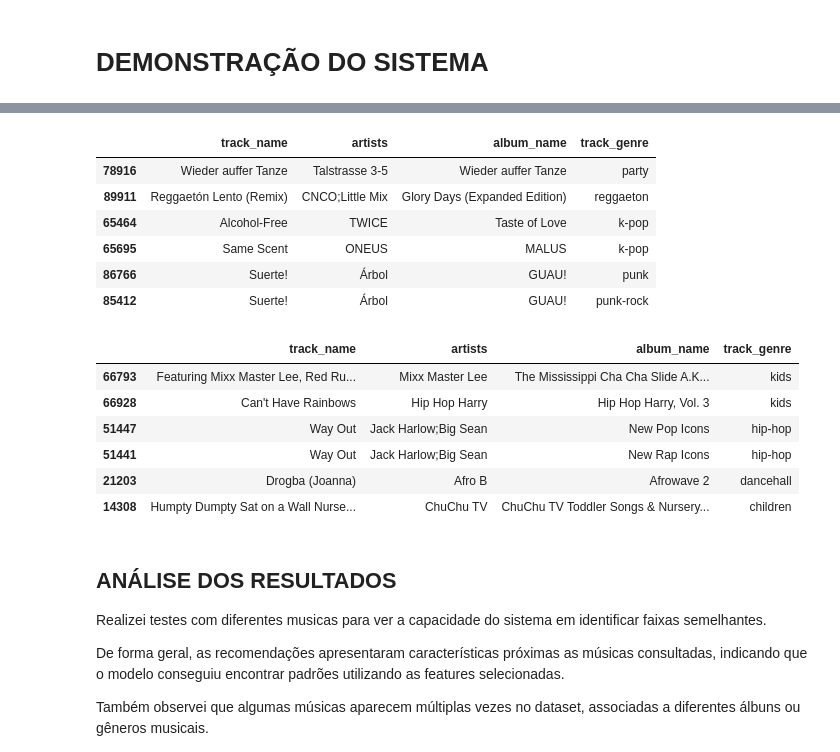
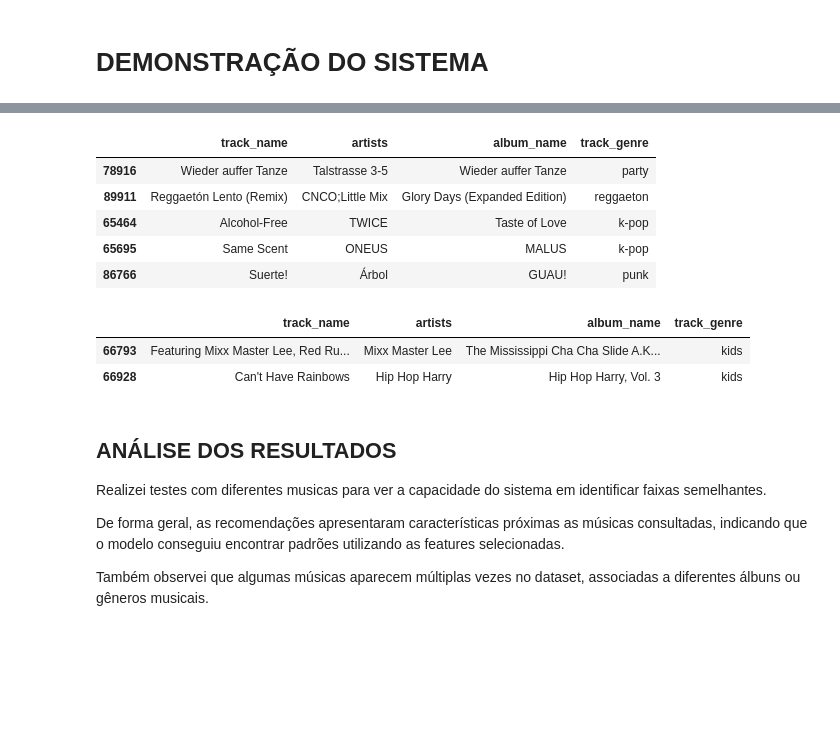
Before and after one commit to FelipeGhensevPeres/Spotify-Recommendation-System, a Jupyter notebook: notebooks/02_recommendation_model.ipynb, the cells around one changed output, grey strips where cells are left out. Drawn from its saved outputs; the diff is of its cells as text; code cells hidden in the pictures; blank space fills up the shorter version.

```diff
--- a/notebooks/02_recommendation_model.ipynb
+++ b/notebooks/02_recommendation_model.ipynb
@@ -365,5 +384,6 @@ recommendation_song(song_name="believer")
 # %%
-recommendation_song(song_name="Sie - Best Of VRR")
+recommendation_song(song_name="Sie - Best Of VRR",
+                    qtd_musicas_buscar=5)
 # %% [output]
 |  | track_name | artists | album_name | track_genre |
 | 78916 | Wieder auffer Tanze | Talstrasse 3-5 | Wieder auffer Tanze | party |
@@ -371,17 +391,13 @@ recommendation_song(song_name="Sie - Best Of VRR")
 | 65464 | Alcohol-Free | TWICE | Taste of Love | k-pop |
 | 65695 | Same Scent | ONEUS | MALUS | k-pop |
 | 86766 | Suerte! | Árbol | GUAU! | punk |
-| 85412 | Suerte! | Árbol | GUAU! | punk-rock |
 # %%
-recommendation_song(song_name="Litt Sister Anthem")
+recommendation_song(song_name="Litt Sister Anthem",
+                    qtd_musicas_buscar=2)
 # %% [output]
 |  | track_name | artists | album_name | track_genre |
 | 66793 | Featuring Mixx Master Lee, Red Ru... | Mixx Master Lee | The Mississippi Cha Cha Slide A.K... | kids |
 | 66928 | Can't Have Rainbows | Hip Hop Harry | Hip Hop Harry, Vol. 3 | kids |
-| 51447 | Way Out | Jack Harlow;Big Sean | New Pop Icons | hip-hop |
-| 51441 | Way Out | Jack Harlow;Big Sean | New Rap Icons | hip-hop |
-| 21203 | Drogba (Joanna) | Afro B | Afrowave 2 | dancehall |
-| 14308 | Humpty Dumpty Sat on a Wall Nurse... | ChuChu TV | ChuChu TV Toddler Songs & Nursery... | children |
 # %% [markdown]
 ## ANÁLISE DOS RESULTADOS
 
```
Also changed, not shown: parts of 12 cells of this notebook.
